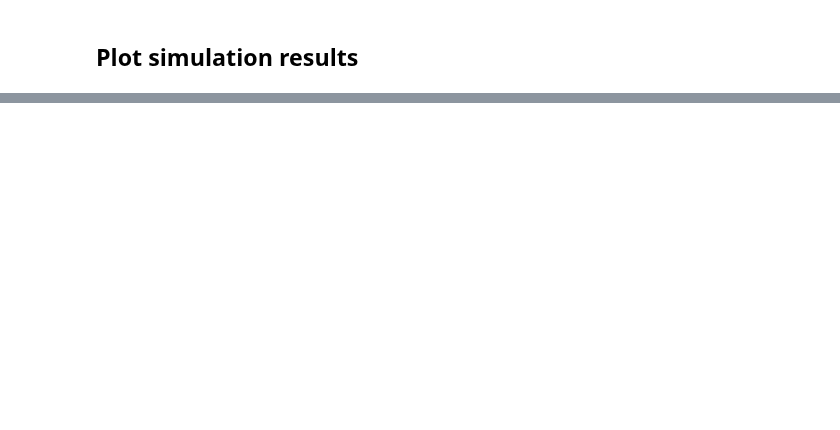
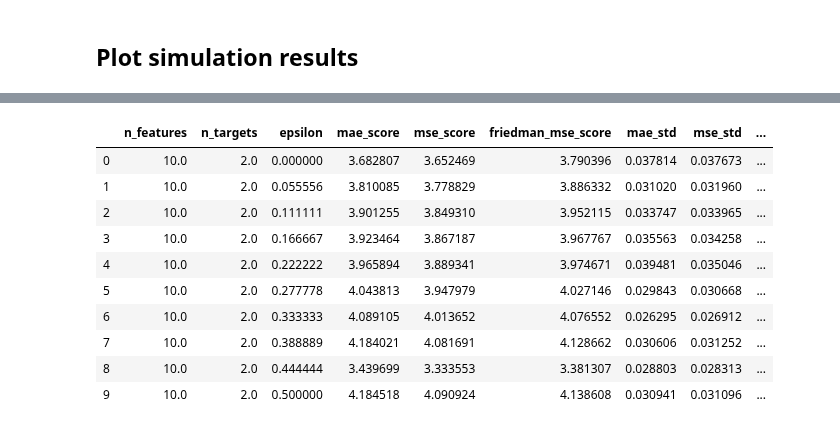
Before and after one commit to NeuroDataDesign/tealeaf, a Jupyter notebook: vivek/simulations/vg_sklearn_splitters_6_11_2019.ipynb, the cells around one changed output, grey strips where cells are left out. Drawn from its saved outputs; the diff is of its cells as text; code cells hidden in the pictures; blank space fills up the shorter version.

```diff
--- a/vivek/simulations/vg_sklearn_splitters_6_11_2019.ipynb
+++ b/vivek/simulations/vg_sklearn_splitters_6_11_2019.ipynb
@@ -112,0 +61,15 @@ plt.show()
+# %%
+df = pd.read_csv("sim3_results.csv", index_col="Unnamed: 0")
+df
+# %% [output]
+|  | n_features | n_targets | epsilon | mae_score | mse_score | friedman_mse_score | mae_std | mse_std | ... |
+| 0 | 10.0 | 2.0 | 0.000000 | 3.682807 | 3.652469 | 3.790396 | 0.037814 | 0.037673 | ... |
+| 1 | 10.0 | 2.0 | 0.055556 | 3.810085 | 3.778829 | 3.886332 | 0.031020 | 0.031960 | ... |
+| 2 | 10.0 | 2.0 | 0.111111 | 3.901255 | 3.849310 | 3.952115 | 0.033747 | 0.033965 | ... |
+| 3 | 10.0 | 2.0 | 0.166667 | 3.923464 | 3.867187 | 3.967767 | 0.035563 | 0.034258 | ... |
+| 4 | 10.0 | 2.0 | 0.222222 | 3.965894 | 3.889341 | 3.974671 | 0.039481 | 0.035046 | ... |
+| 5 | 10.0 | 2.0 | 0.277778 | 4.043813 | 3.947979 | 4.027146 | 0.029843 | 0.030668 | ... |
+| 6 | 10.0 | 2.0 | 0.333333 | 4.089105 | 4.013652 | 4.076552 | 0.026295 | 0.026912 | ... |
+| 7 | 10.0 | 2.0 | 0.388889 | 4.184021 | 4.081691 | 4.128662 | 0.030606 | 0.031252 | ... |
+| 8 | 10.0 | 2.0 | 0.444444 | 3.439699 | 3.333553 | 3.381307 | 0.028803 | 0.028313 | ... |
+| 9 | 10.0 | 2.0 | 0.500000 | 4.184518 | 4.090924 | 4.138608 | 0.030941 | 0.031096 | ... |
```
Also changed, not shown: parts of 7 cells of this notebook.
